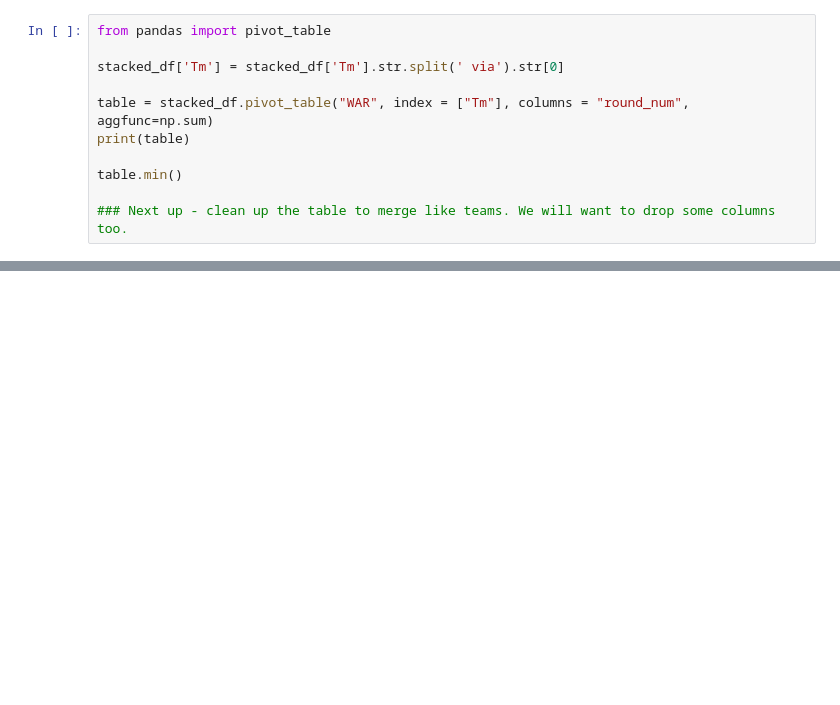
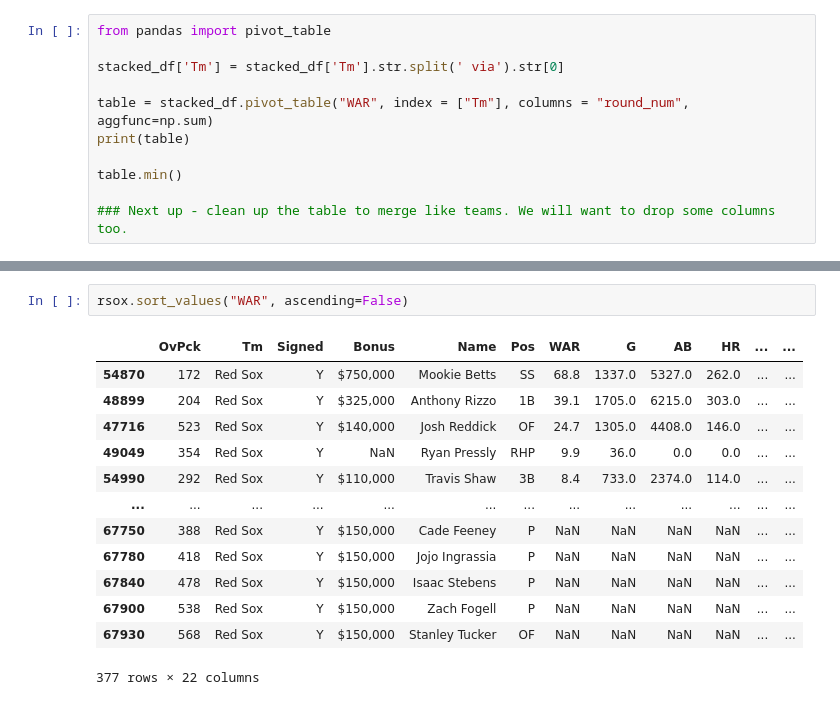
Before and after one commit to kndunlap/Python, a Jupyter notebook: Good notebooks/Baseball/rookie_ops.ipynb, the cells around one changed output, grey strips where cells are left out. Saved outputs shown, nothing was run; the diff lists cells and outputs as text; blank space fills up the shorter version.

```diff
--- a/Good notebooks/Baseball/rookie_ops.ipynb
+++ b/Good notebooks/Baseball/rookie_ops.ipynb
@@ -153,0 +256,16 @@ table.min()
+# %%
+rsox.sort_values("WAR", ascending=False)
+# %% [output]
+|  | OvPck | Tm | Signed | Bonus | Name | Pos | WAR | G | AB | HR | ... | ... |
+| 54870 | 172 | Red Sox | Y | $750,000 | Mookie Betts | SS | 68.8 | 1337.0 | 5327.0 | 262.0 | ... | ... |
+| 48899 | 204 | Red Sox | Y | $325,000 | Anthony Rizzo | 1B | 39.1 | 1705.0 | 6215.0 | 303.0 | ... | ... |
+| 47716 | 523 | Red Sox | Y | $140,000 | Josh Reddick | OF | 24.7 | 1305.0 | 4408.0 | 146.0 | ... | ... |
+| 49049 | 354 | Red Sox | Y | NaN | Ryan Pressly | RHP | 9.9 | 36.0 | 0.0 | 0.0 | ... | ... |
+| 54990 | 292 | Red Sox | Y | $110,000 | Travis Shaw | 3B | 8.4 | 733.0 | 2374.0 | 114.0 | ... | ... |
+| ... | ... | ... | ... | ... | ... | ... | ... | ... | ... | ... | ... | ... |
+| 67750 | 388 | Red Sox | Y | $150,000 | Cade Feeney | P | NaN | NaN | NaN | NaN | ... | ... |
+| 67780 | 418 | Red Sox | Y | $150,000 | Jojo Ingrassia | P | NaN | NaN | NaN | NaN | ... | ... |
+| 67840 | 478 | Red Sox | Y | $150,000 | Isaac Stebens | P | NaN | NaN | NaN | NaN | ... | ... |
+| 67900 | 538 | Red Sox | Y | $150,000 | Zach Fogell | P | NaN | NaN | NaN | NaN | ... | ... |
+| 67930 | 568 | Red Sox | Y | $150,000 | Stanley Tucker | OF | NaN | NaN | NaN | NaN | ... | ... |
+377 rows × 22 columns
```
Also changed, not shown: parts of 29 cells of this notebook, 1 other file.
